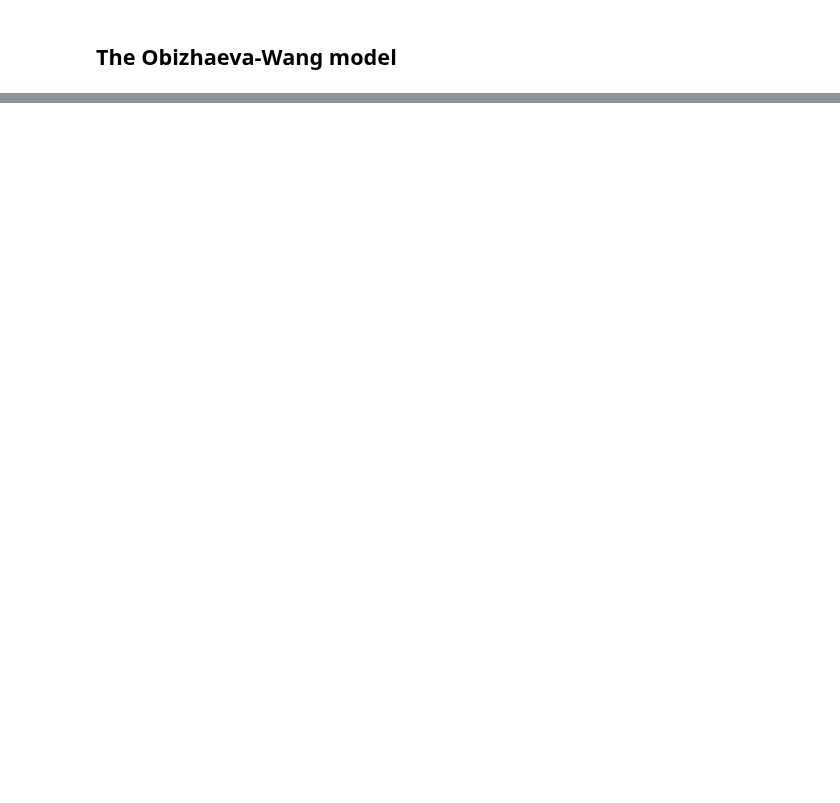
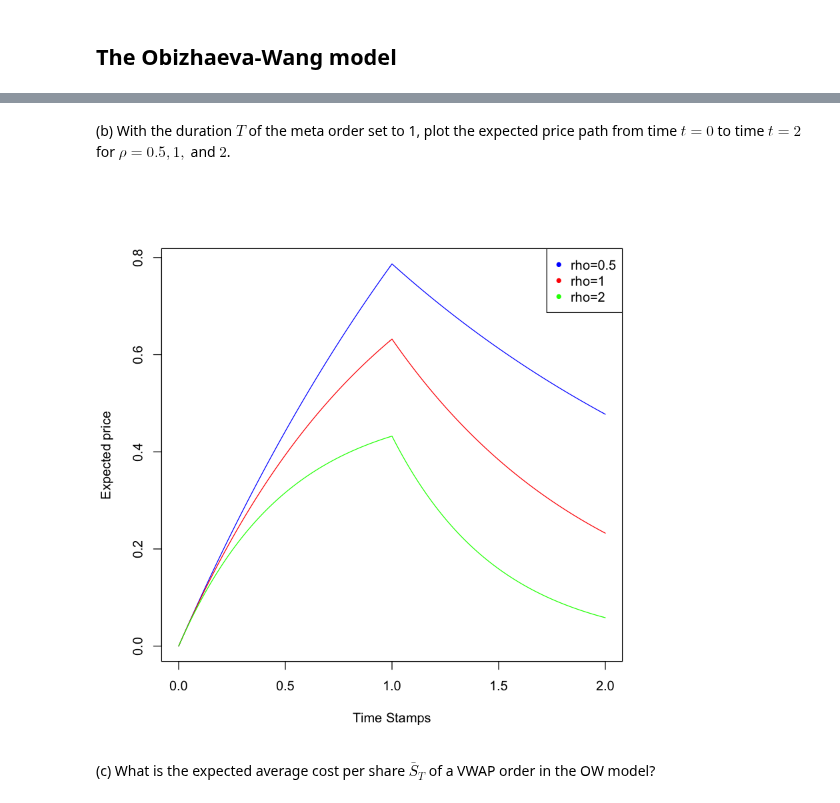
Before and after one commit to wubiya/MicroStructure, a Jupyter notebook: 9879HW8_Wu_Biya.ipynb, the cells around one changed output, grey strips where cells are left out. Cells and saved outputs as stored; diff of their text form; code cells hidden in the pictures; blank space fills up the shorter version.

```diff
--- a/9879HW8_Wu_Biya.ipynb
+++ b/9879HW8_Wu_Biya.ipynb
@@ -109,0 +146,18 @@ $$
+# %% [markdown]
+
+(b) With the duration $T$ of the meta order set to 1, plot the expected price path from time $t=0$ to time $t=2$ for $\rho=0.5,1,$ and $2$.
+# %%
+ts<-seq(0,2,0.01)
+St<-function(t,rho){ if(t<=1) {return ((1-exp(-rho*t))/rho)} else {return ((exp(-rho*(t-1))-exp(-rho*t))/rho)}}
+p1<-sapply(ts,St,rho=0.5)
+p2<-sapply(ts,St,rho=1)
+p3<-sapply(ts,St,rho=2)
+plot(ts,p1,type='l',xlab='Time Stamps',ylab='Expected price',col='blue')
+lines(ts,p2,col='red')
+lines(ts,p3,col='green')
+legend("topright", c('rho=0.5','rho=1','rho=2'),col=c("blue","red","green"),pch=20)
+# %% [output]
+[figure, added]
+# %% [markdown]
+
+(c) What is the expected average cost per share $\bar S_T$ of a VWAP order in the OW model?
```
Also changed, not shown: parts of 10 cells of this notebook.
